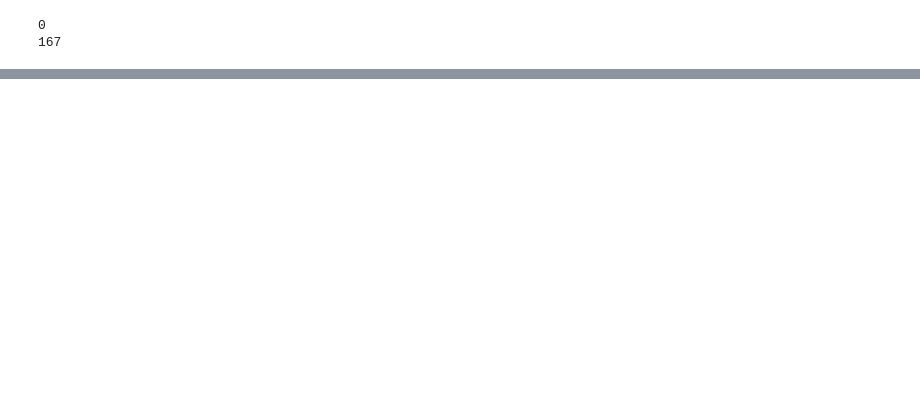
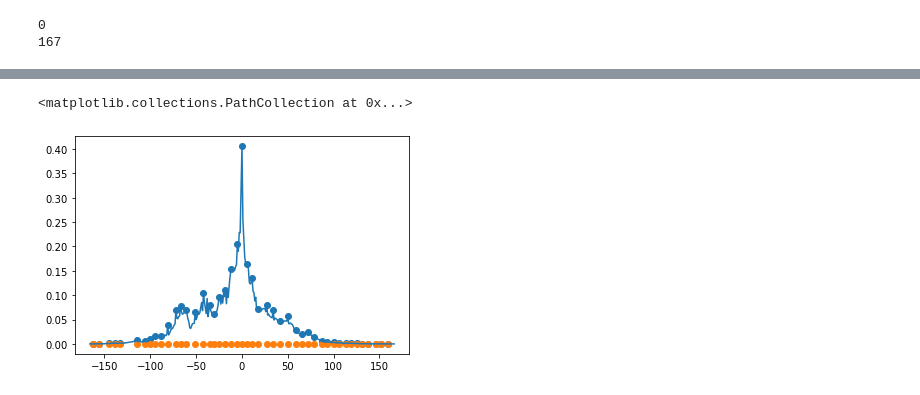
Before and after one commit to francescoopiccoli/higgs-twitter-network-science, a Jupyter notebook: src/process_final.ipynb, the cells around one changed output, grey strips where cells are left out. Drawn from its saved outputs; the diff is of its cells as text; code cells hidden in the pictures; blank space fills up the shorter version.

```diff
--- a/src/process_final.ipynb
+++ b/src/process_final.ipynb
@@ -238,0 +301,12 @@ plt.plot(corr)
+# %%
+corr = np.mean(corr_n[:], axis=0)
+# %%
+d = len(corr) // 2
+plt.plot(np.arange(-d, d + 1), corr)
+peaks = find_peaks(corr, distance=5)[0]
+plt.scatter(peaks - d, corr[peaks])
+plt.scatter(peaks - d, [0]*len(peaks))
+# plt.yscale('log')
+# %% [output]
+<matplotlib.collections.PathCollection at 0x...>
+[figure, added]
```
Also changed, not shown: parts of 18 cells of this notebook.
